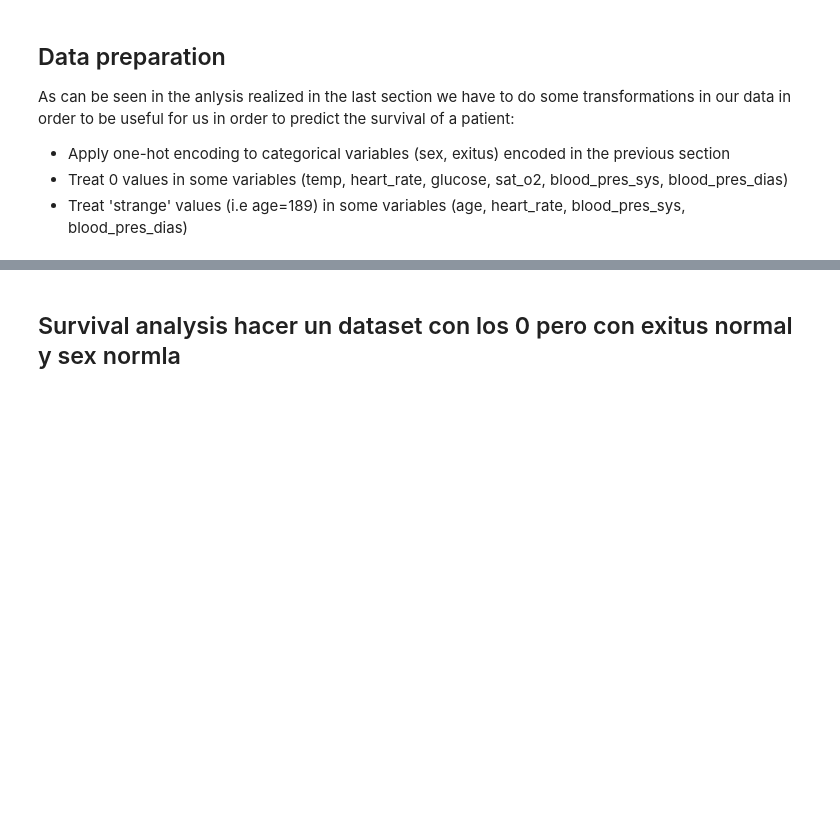
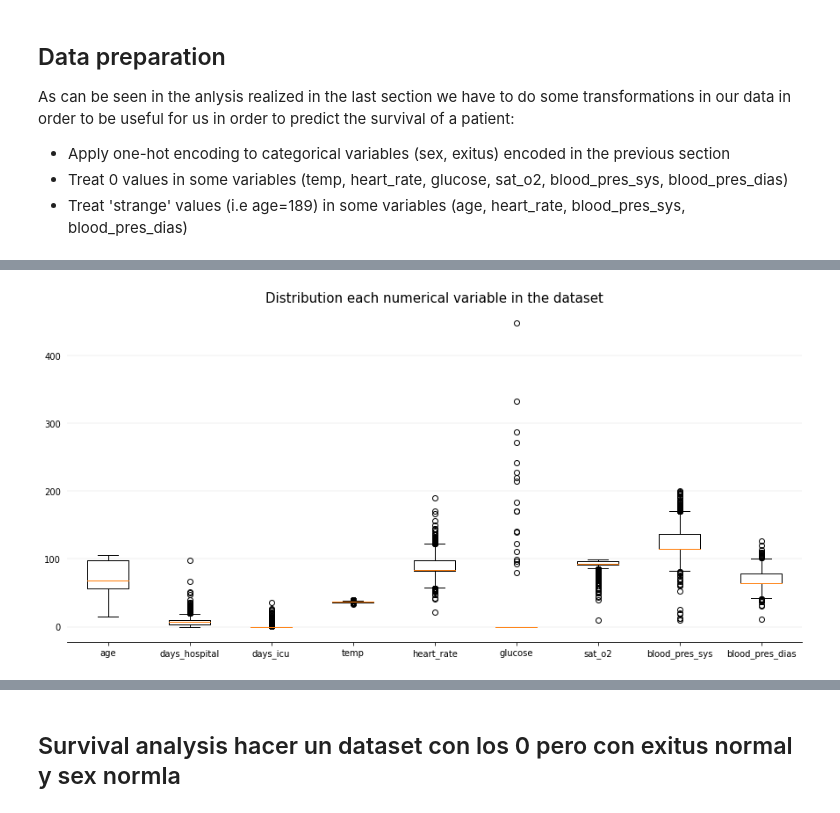
Before and after one commit to lesmesrafa/covid19-analytics, a Jupyter notebook: main_code.ipynb, the cells around one changed output, grey strips where cells are left out. Cells and saved outputs as stored; diff of their text form; code cells hidden in the pictures; blank space fills up the shorter version.

```diff
--- a/main_code.ipynb
+++ b/main_code.ipynb
@@ -646,0 +663,31 @@ df_preprocessed_ohe.describe()
+# %%
+df_preprocessed_ohe["blood_pres_sys"] = df_preprocessed_ohe["blood_pres_sys"].replace(0, df_preprocessed_ohe["blood_pres_sys"].median())
+# %%
+df_preprocessed_ohe["blood_pres_dias"] = df_preprocessed_ohe["blood_pres_dias"].replace(df_preprocessed_ohe["blood_pres_dias"].max(), df_preprocessed_ohe["blood_pres_dias"].median())
+# %%
+df_preprocessed_ohe["blood_pres_dias"] = df_preprocessed_ohe["blood_pres_dias"].replace(df_preprocessed_ohe["blood_pres_dias"].max(), df_preprocessed_ohe["blood_pres_dias"].median())
+# %%
+df_preprocessed_ohe["blood_pres_dias"] = df_preprocessed_ohe["blood_pres_dias"].replace(0, df_preprocessed_ohe["blood_pres_dias"].median())
+# %%
+fig, ax = plt.subplots(figsize=(15, 7))
+
+# Remove top and right border
+ax.spines['top'].set_visible(False)
+ax.spines['right'].set_visible(False)
+ax.spines['left'].set_visible(False)
+
+# Remove y-axis tick marks
+ax.yaxis.set_ticks_position('none')
+
+# Add major gridlines in the y-axis
+ax.grid(color='grey', axis='y', linestyle='-', linewidth=0.25, alpha=0.5)
+
+# Set plot title
+ax.set_title('Distribution each numerical variable in the dataset', fontsize=15)
+
+dataset = [df_preprocessed_ohe["age"], df_preprocessed_ohe["days_hospital"], df_preprocessed_ohe["days_icu"], df_preprocessed_ohe["temp"], df_preprocessed_ohe["heart_rate"], df_preprocessed_ohe["glucose"], df_preprocessed_ohe["sat_o2"], df_preprocessed_ohe["blood_pres_sys"], df_preprocessed_ohe["blood_pres_dias"]]
+labels = ["age", "days_hospital", "days_icu", "temp", "heart_rate", "glucose", "sat_o2", "blood_pres_sys", "blood_pres_dias"]
+ax.boxplot(dataset, labels=labels)
+plt.show()
+# %% [output]
+[figure, added]
```
Also changed, not shown: parts of 21 cells of this notebook.
